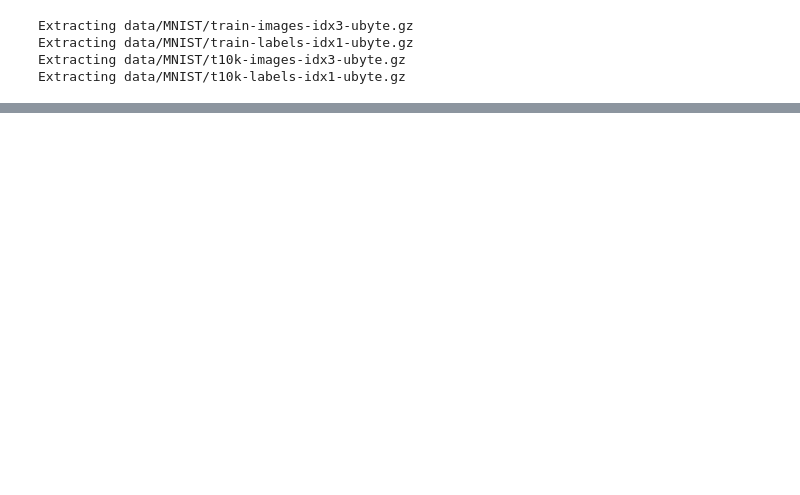
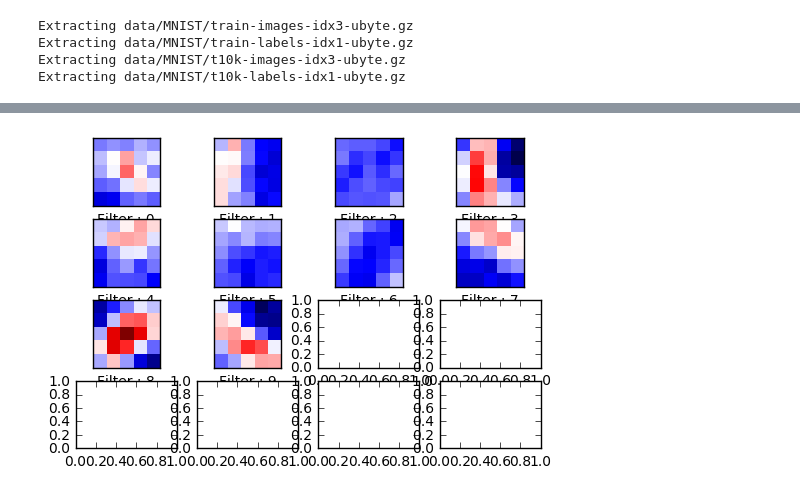
Before and after one commit to vesrinivas/DeepLearning, a Jupyter notebook: DigitRecogniserCNN.ipynb, the cells around one changed output, grey strips where cells are left out. Saved outputs shown, nothing was run; the diff lists cells and outputs as text; code cells hidden in the pictures; blank space fills up the shorter version.

```diff
--- a/DigitRecogniserCNN.ipynb
+++ b/DigitRecogniserCNN.ipynb
@@ -128,0 +295,4 @@ def
+# %%
+plotConvWeights(w1)
+# %% [output]
+[figure, added]
```
Also changed, not shown: parts of 17 cells of this notebook.
